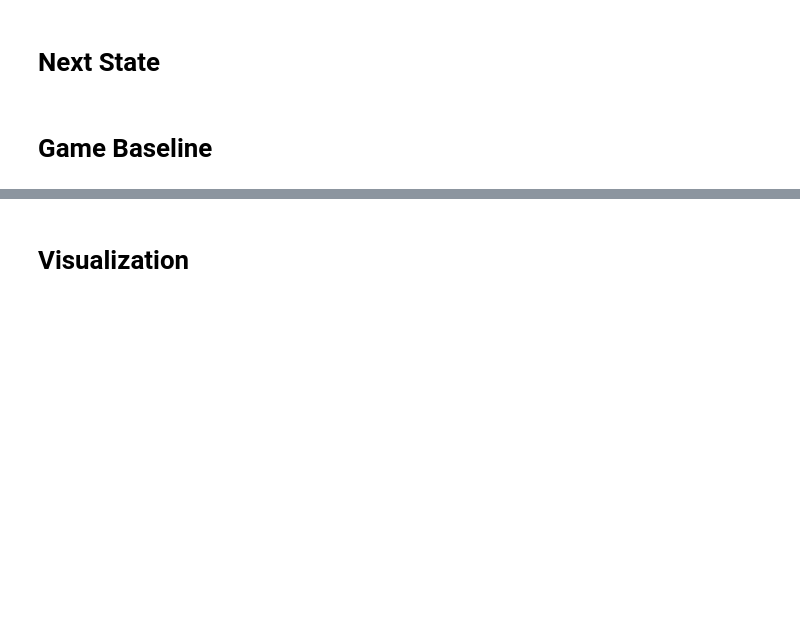
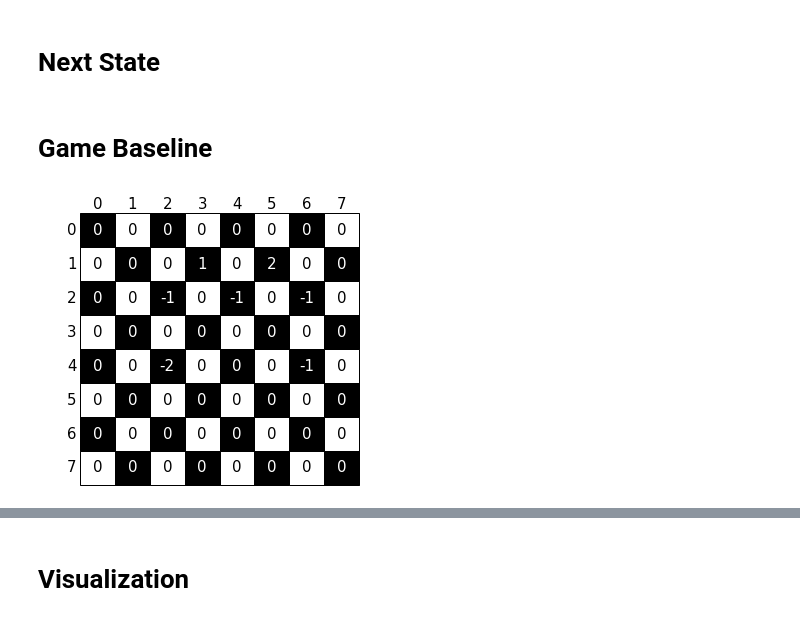
Before and after one commit to federicoschiaffino/Eldo, a Jupyter notebook: Eldo/Eldo_Dama_Italiana.ipynb, the cells around one changed output, grey strips where cells are left out. Saved outputs shown, nothing was run; the diff lists cells and outputs as text; code cells hidden in the pictures; blank space fills up the shorter version.

```diff
--- a/Eldo/Eldo_Dama_Italiana.ipynb
+++ b/Eldo/Eldo_Dama_Italiana.ipynb
@@ -1671,3 +1731,7 @@ def nextStatev2(full_state,move,moves_dict):
     return new_board
 # %% [markdown]
 # Game Baseline
+# %%
+vis(bb)
+# %% [output]
+[figure, added]
```
Also changed, not shown: parts of 15 cells of this notebook.
